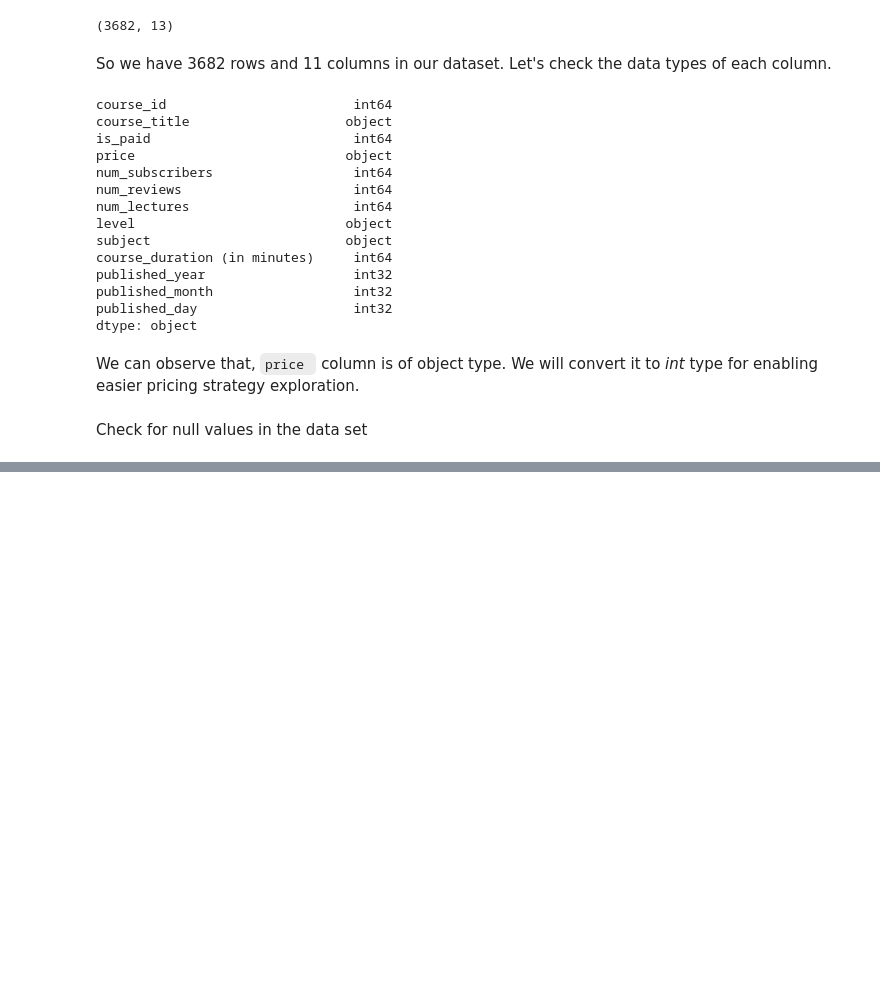
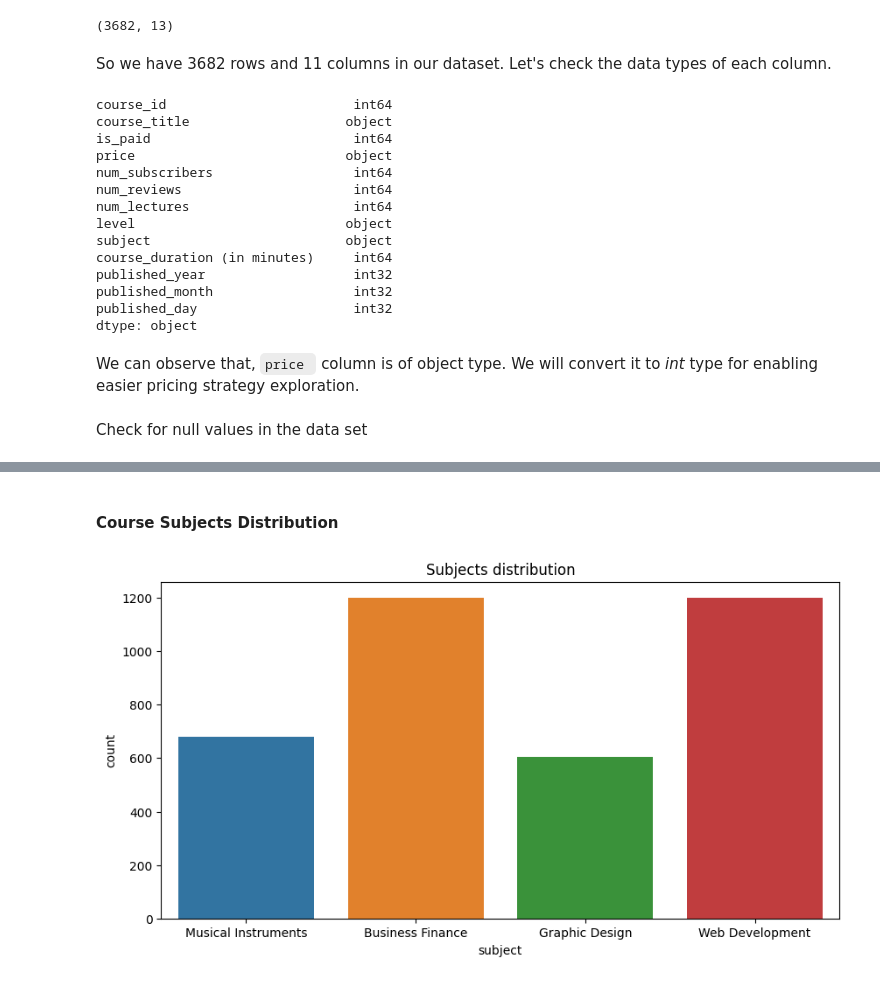
Before and after one commit to Chirag529/Udemy_Courses_Analysis, a Jupyter notebook: main.ipynb, the cells around one changed output, grey strips where cells are left out. Saved outputs shown, nothing was run; the diff lists cells and outputs as text; code cells hidden in the pictures; blank space fills up the shorter version.

```diff
--- a/main.ipynb
+++ b/main.ipynb
@@ -203,0 +238,10 @@ So, there are no null values in our dataset which is kind of a good thing. :)
+# %% [markdown]
+#### Course Subjects Distribution
+# %%
+# Let's see the subjects distribution in the dataset
+plt.figure(figsize=(10, 5))
+sns.countplot(x="subject", data=df)
+plt.title("Subjects distribution")
+plt.show()
+# %% [output]
+[figure, added]
```
Also changed, not shown: parts of 30 cells of this notebook.
